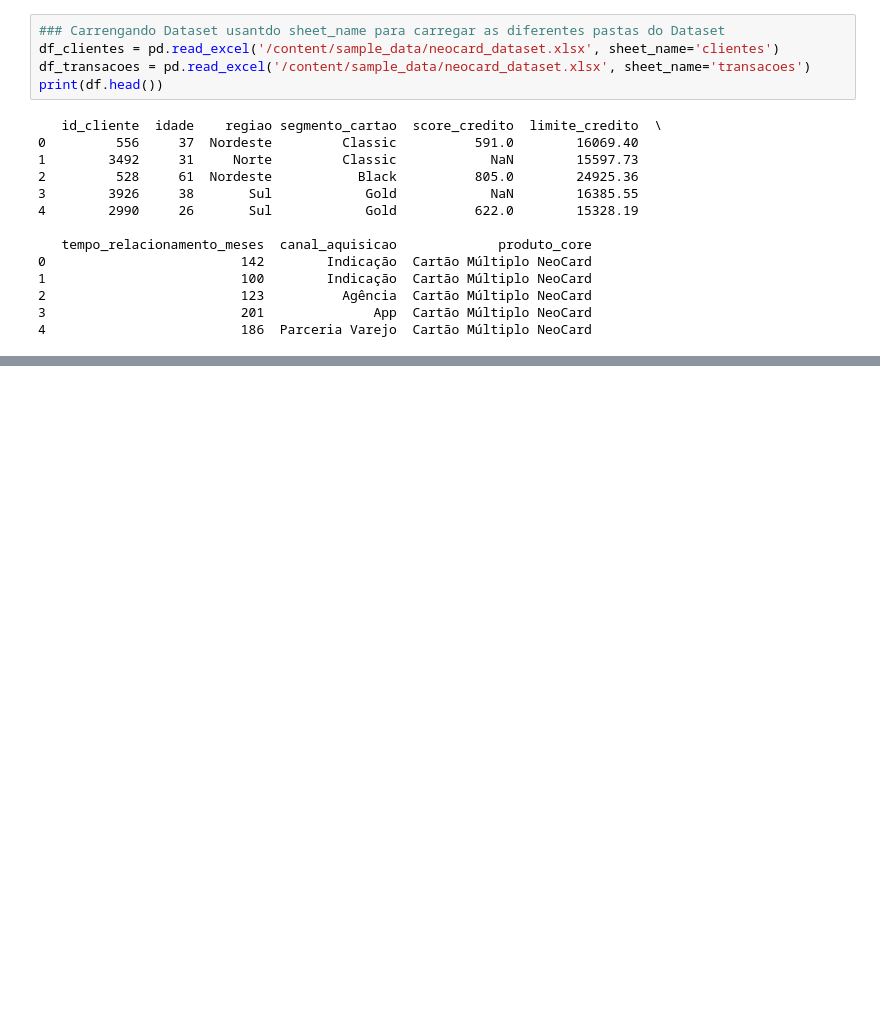
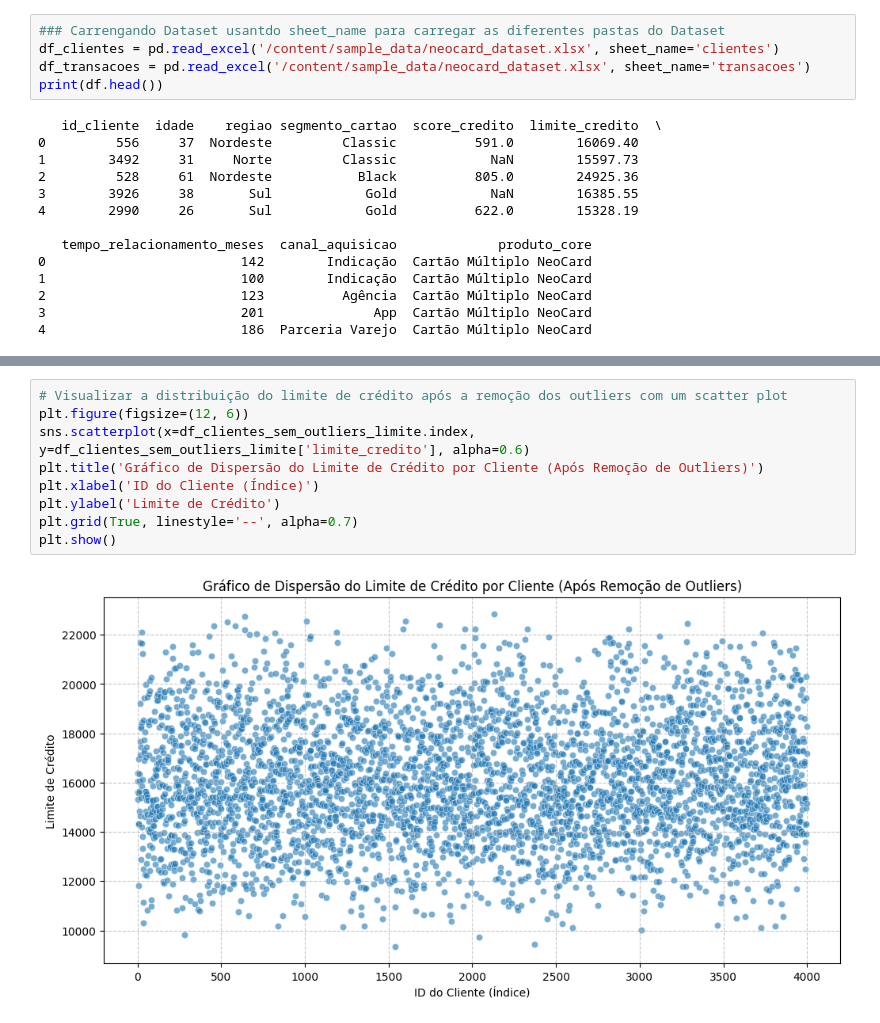
Before and after one commit to roneyreissilva/Projeto_Neocard, a Jupyter notebook: Notebook_Neocard_Roney.ipynb, the cells around one changed output, grey strips where cells are left out. Cells and saved outputs as stored; diff of their text form; blank space fills up the shorter version.

```diff
--- a/Notebook_Neocard_Roney.ipynb
+++ b/Notebook_Neocard_Roney.ipynb
@@ -31,0 +248,11 @@ Tratamento do DATASET (procurando dados faltantes, outliers e analisando como tr
+# %%
+# Visualizar a distribuição do limite de crédito após a remoção dos outliers com um scatter plot
+plt.figure(figsize=(12, 6))
+sns.scatterplot(x=df_clientes_sem_outliers_limite.index, y=df_clientes_sem_outliers_limite['limite_credito'], alpha=0.6)
+plt.title('Gráfico de Dispersão do Limite de Crédito por Cliente (Após Remoção de Outliers)')
+plt.xlabel('ID do Cliente (Índice)')
+plt.ylabel('Limite de Crédito')
+plt.grid(True, linestyle='--', alpha=0.7)
+plt.show()
+# %% [output]
+[figure, added]
```
Also changed, not shown: parts of 15 cells of this notebook.
